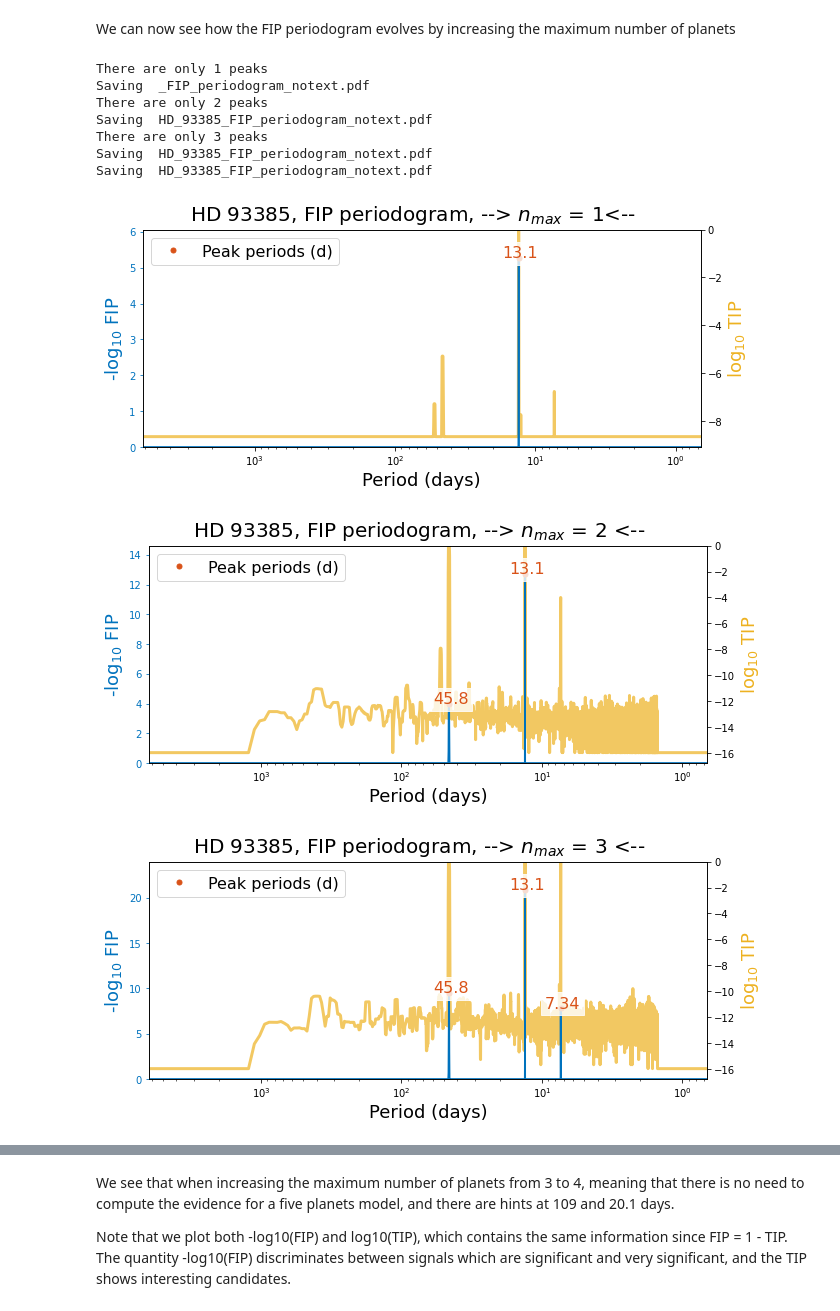
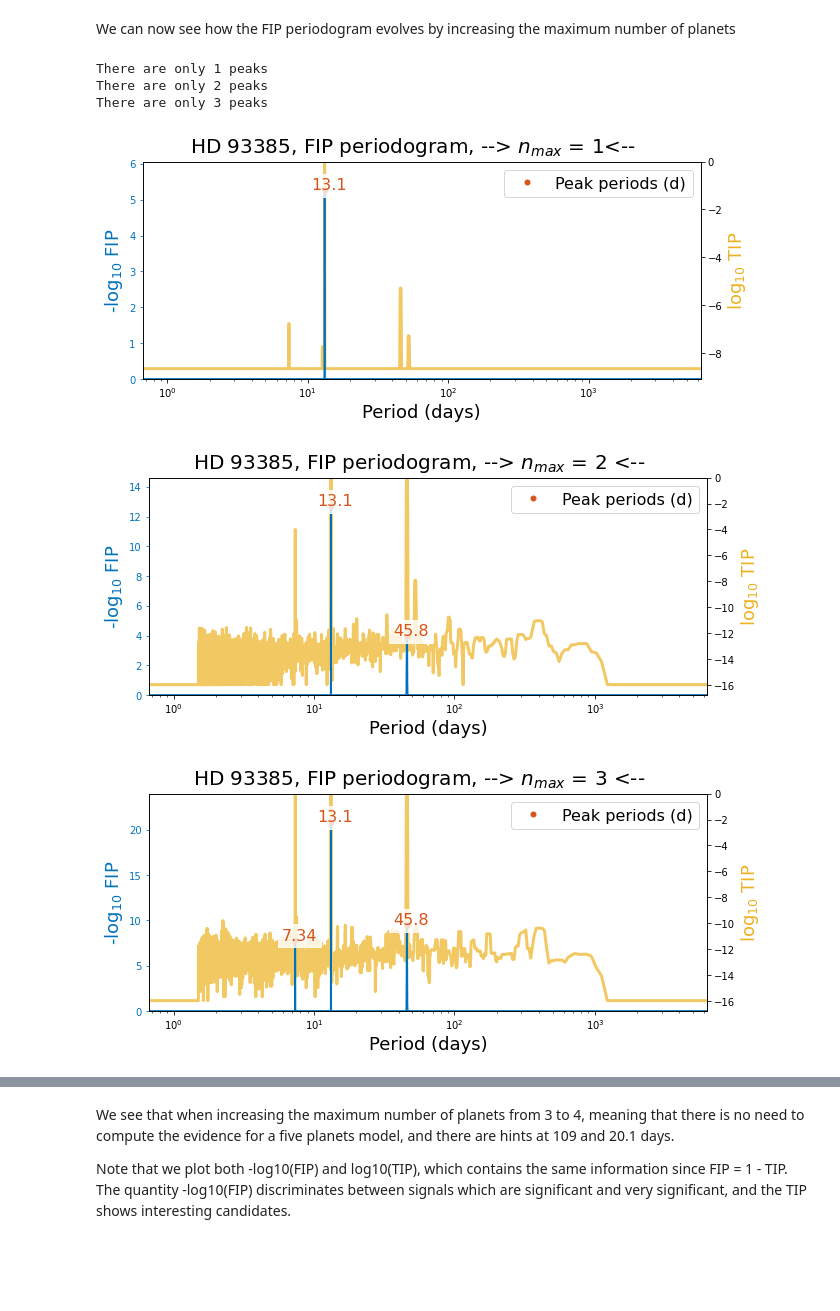
Before and after one commit to nathanchara/FIP, a Jupyter notebook: fip_calculation.ipynb, the cells around one changed output, grey strips where cells are left out. Cells and saved outputs as stored; diff of their text form; code cells hidden in the pictures; blank space fills up the shorter version.

```diff
--- a/fip_calculation.ipynb
+++ b/fip_calculation.ipynb
@@ -277,0 +255,19 @@ From one run to the other the FIP periodogram does not drastically change, and w
+# %%
+omegas_plot = np.flip(omegas)
+for i in range(1, n_max_planet + 1):
+    key = 'k' + str(i)
+    plt.figure(figsize=(15,5))
+    plt.title('Check convergence, FIP periodograms with {} planets'.format(i))
+    for j in range(n_runs):
+
+        ind_fip_neg = fip_periodogram[key][str(j)]<= 0
+        ind_fip_gt1 = fip_periodogram[key][str(j)]> 1
+
+        fip_periodogram[key][str(j)][ind_fip_neg]  = 1e-16
+        fip_periodogram[key][str(j)][ind_fip_gt1]  = 1-1e-16
+
+        fiperio = np.flip(-np.log10(fip_periodogram[key][str(j)]))
+        plt.semilogx(2*np.pi/omegas_plot, fiperio, label='run {}'.format(j), alpha=0.5)
+    plt.legend()
+    plt.xlabel('Period (days)', fontsize=14)
+    plt.ylabel('-np.log10(FIP)', fontsize=14)
@@ -298,33 +301,33 @@ We can now see how the FIP periodogram evolves by increasing the maximum number
 # %%
 import fip_plots
 normalization = np.sum(posterior_k_planets[:2])
 fip_perio_max_k_planet = median_fip_perio[0,:]*posterior_k_planets[1]/normalization
 
-c = fip_plots.fip_plots(freq_radday = omegas, fips = fip_perio_max_k_planet)
+fip_perio_max_k_planet_plot = np.flip(fip_perio_max_k_planet)
+
+c = fip_plots.fip_plots(freq_radday = omegas_plot
+                        , fips = fip_perio_max_k_planet_plot)
 c.plot_clean(number_highlighted_peaks_in=4,
          title=r'HD 93385, FIP periodogram, --> $n_{max}$ = '+str(1)+ '<--', save=True)
 
 for k in range(1,n_max_planet):
     fip_perio_max_k_minus_1_planets = fip_perio_max_k_planet*normalization
 
     normalization = np.sum(posterior_k_planets[:k+2])
     fip_perio_max_k_planet = (fip_perio_max_k_minus_1_planets + median_fip_perio[k, :]*posterior_k_planets[k+1])/normalization
     # in the renormalization a negative value might have snuck in
     fip_perio_max_k_planet[fip_perio_max_k_planet <=0] = 1e-16
     # or a value above 1
     fip_perio_max_k_planet[fip_perio_max_k_planet >=1] = 1-1e-16
 
-    c = fip_plots.fip_plots(freq_radday = omegas, fips = fip_perio_max_k_planet)
+    fip_perio_max_k_planet_plot = np.flip(fip_perio_max_k_planet)
+    c = fip_plots.fip_plots(freq_radday = omegas_plot, fips = fip_perio_max_k_planet_plot)
     c.plot_clean(number_highlighted_peaks_in=5, starname = 'HD 93385',
             title=r'HD 93385, FIP periodogram, --> $n_{max}$ = '+str(k+1)+ ' <--', save=True)
 # %% [output]
 There are only 1 peaks
-Saving  _FIP_periodogram_notext.pdf
 There are only 2 peaks
-Saving  HD_93385_FIP_periodogram_notext.pdf
 There are only 3 peaks
-Saving  HD_93385_FIP_periodogram_notext.pdf
-Saving  HD_93385_FIP_periodogram_notext.pdf
-[figure, old version]
+[figure, new version]
-[figure, old version]
+[figure, new version]
-[figure, old version]
+[figure, new version]
```
Also changed, not shown: parts of 13 cells of this notebook.
